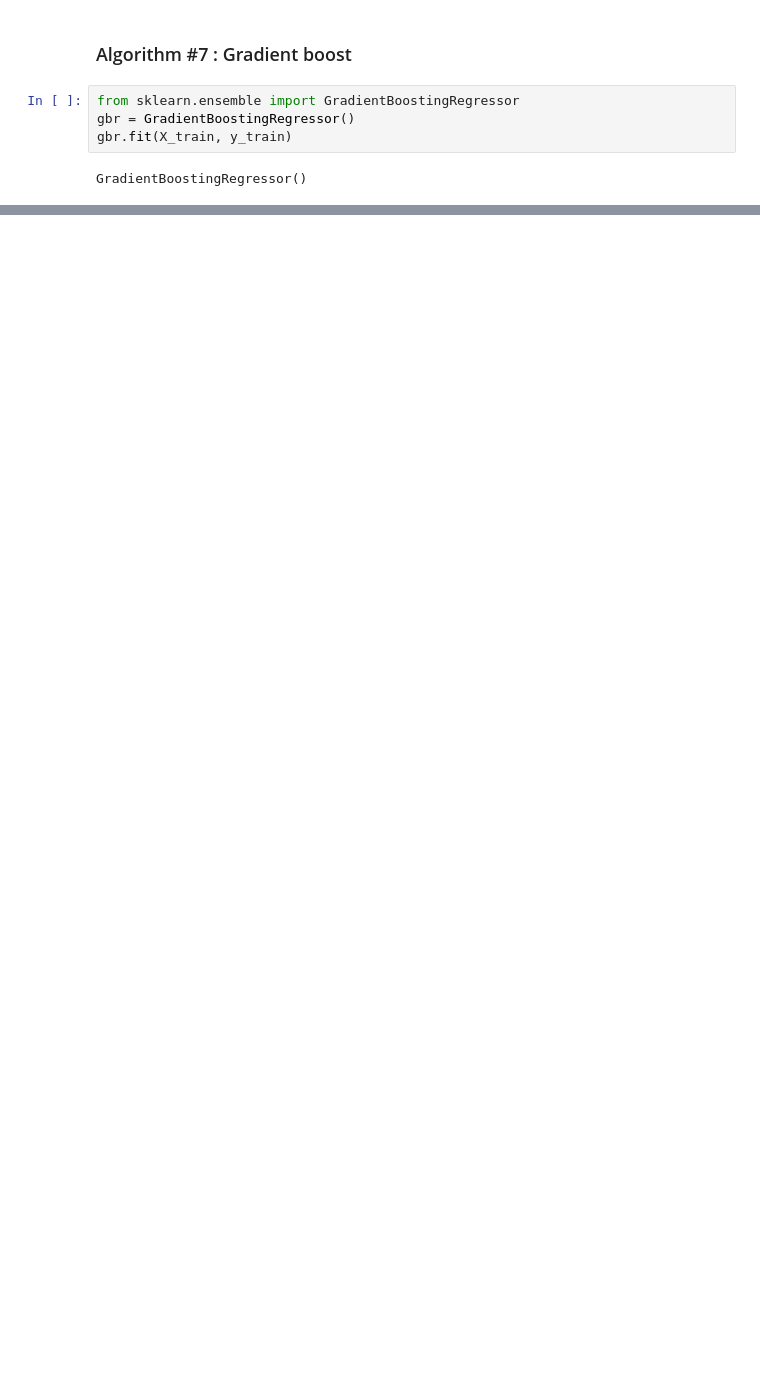
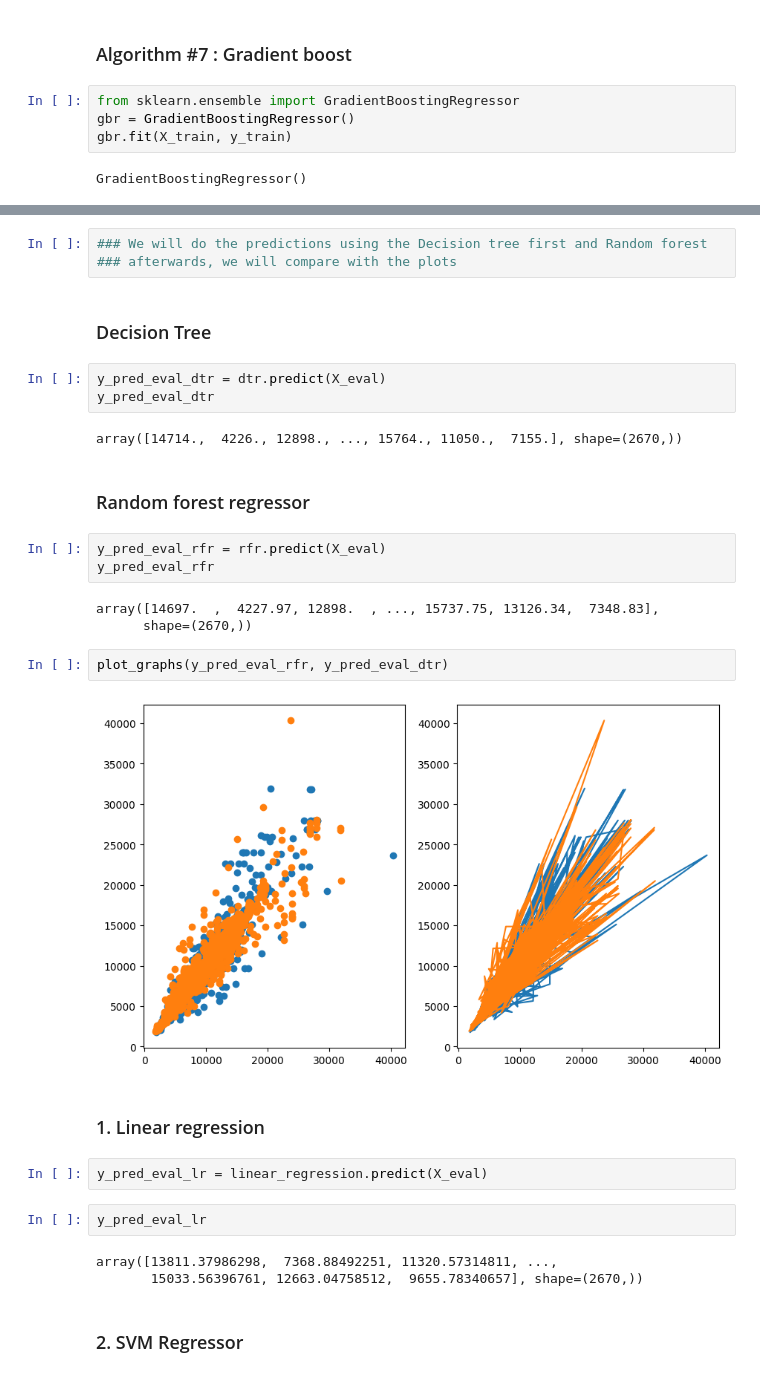
Before and after one commit to utsav87589/Flight-Price-EDA, a Jupyter notebook: notebooks/algos.ipynb, the cells around one changed output, grey strips where cells are left out. Drawn from its saved outputs; the diff is of its cells as text; blank space fills up the shorter version.

Commit message:
report on old finish + predictions on new

```diff
--- a/notebooks/algos.ipynb
+++ b/notebooks/algos.ipynb
@@ -315,0 +340,33 @@ plot_graphs(y_pred_gbr, y_test)
+# %%
+### We will do the predictions using the Decision tree first and Random forest
+### afterwards, we will compare with the plots
+# %% [markdown]
+### Decision Tree
+# %%
+y_pred_eval_dtr = dtr.predict(X_eval)
+y_pred_eval_dtr
+# %% [output]
+array([14714.,  4226., 12898., ..., 15764., 11050.,  7155.], shape=(2670,))
+# %% [markdown]
+### Random forest regressor
+# %%
+y_pred_eval_rfr = rfr.predict(X_eval)
+y_pred_eval_rfr
+# %% [output]
+array([14697.  ,  4227.97, 12898.  , ..., 15737.75, 13126.34,  7348.83],
+      shape=(2670,))
+# %%
+plot_graphs(y_pred_eval_rfr, y_pred_eval_dtr)
+# %% [output]
+[figure, added]
+# %% [markdown]
+### 1. Linear regression
+# %%
+y_pred_eval_lr = linear_regression.predict(X_eval)
+# %%
+y_pred_eval_lr
+# %% [output]
+array([13811.37986298,  7368.88492251, 11320.57314811, ...,
+       15033.56396761, 12663.04758512,  9655.78340657], shape=(2670,))
+# %% [markdown]
+### 2. SVM Regressor
```
Also changed, not shown: parts of 19 cells of this notebook, 2 other files.
